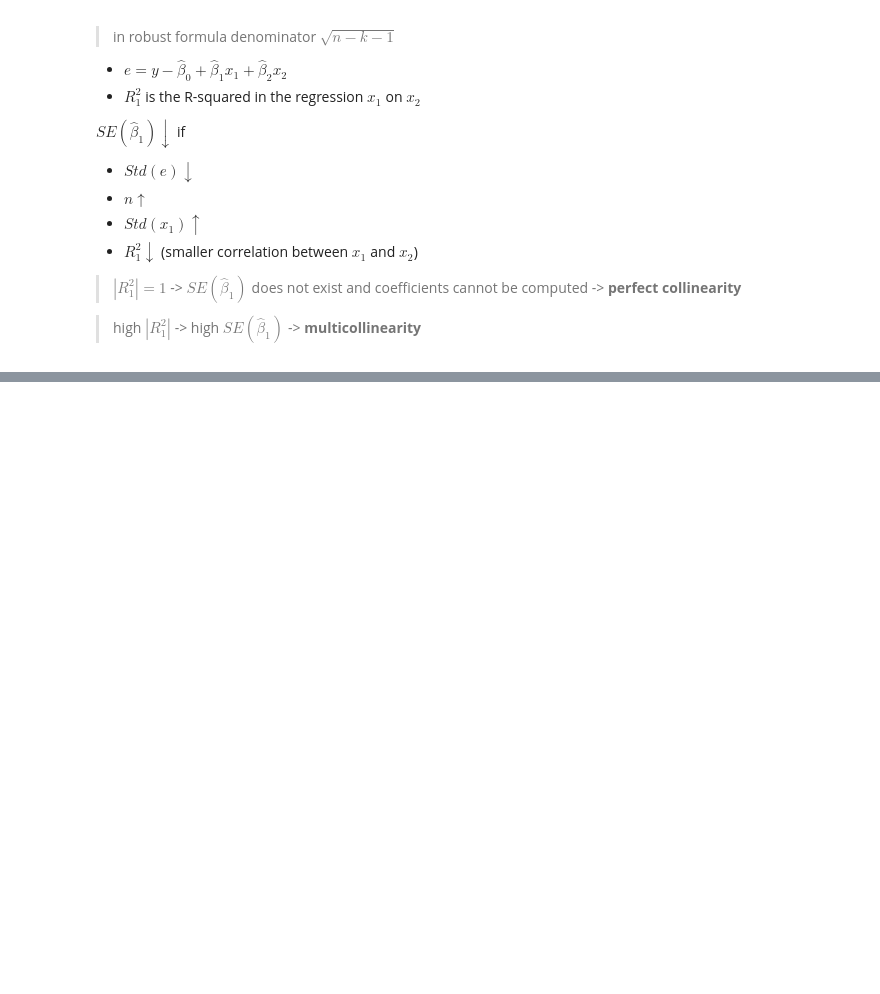
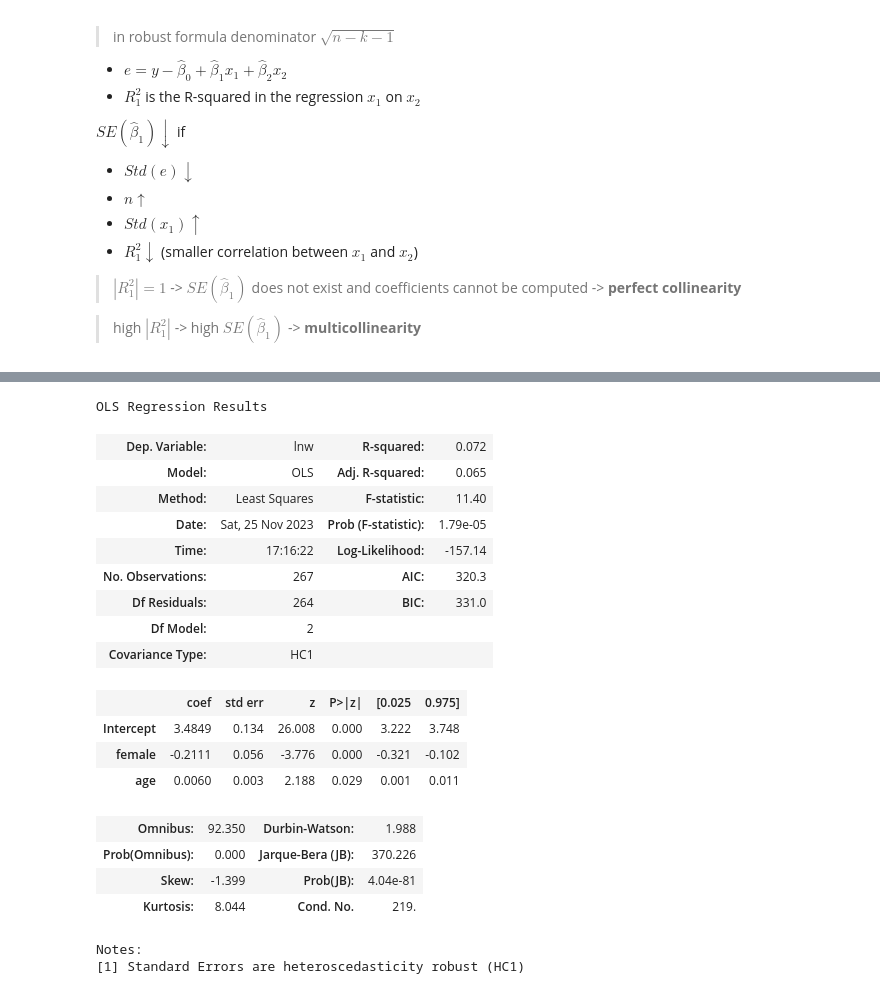
Before and after one commit to Alejandra-savagebriz/DA2, a Jupyter notebook: DA2_Assignment1.ipynb, the cells around one changed output, grey strips where cells are left out. Drawn from its saved outputs; the diff is of its cells as text; code cells hidden in the pictures; blank space fills up the shorter version.

```diff
--- a/DA2_Assignment1.ipynb
+++ b/DA2_Assignment1.ipynb
@@ -669,0 +704,23 @@ $SE(\hat{\beta}_1)\downarrow$ if
+# %%
+reg2.summary()
+# %% [output]
+OLS Regression Results
+| Dep. Variable: | lnw | R-squared: | 0.072 |
+| Model: | OLS | Adj. R-squared: | 0.065 |
+| Method: | Least Squares | F-statistic: | 11.40 |
+| Date: | Sat, 25 Nov 2023 | Prob (F-statistic): | 1.79e-05 |
+| Time: | 17:16:22 | Log-Likelihood: | -157.14 |
+| No. Observations: | 267 | AIC: | 320.3 |
+| Df Residuals: | 264 | BIC: | 331.0 |
+| Df Model: | 2 |  |  |
+| Covariance Type: | HC1 |  |  |
+|  | coef | std err | z | P>|z| | [0.025 | 0.975] |
+| Intercept | 3.4849 | 0.134 | 26.008 | 0.000 | 3.222 | 3.748 |
+| female | -0.2111 | 0.056 | -3.776 | 0.000 | -0.321 | -0.102 |
+| age | 0.0060 | 0.003 | 2.188 | 0.029 | 0.001 | 0.011 |
+| Omnibus: | 92.350 | Durbin-Watson: | 1.988 |
+| Prob(Omnibus): | 0.000 | Jarque-Bera (JB): | 370.226 |
+| Skew: | -1.399 | Prob(JB): | 4.04e-81 |
+| Kurtosis: | 8.044 | Cond. No. | 219. |
+Notes:
+[1] Standard Errors are heteroscedasticity robust (HC1)
```
Also changed, not shown: parts of 7 cells of this notebook.
